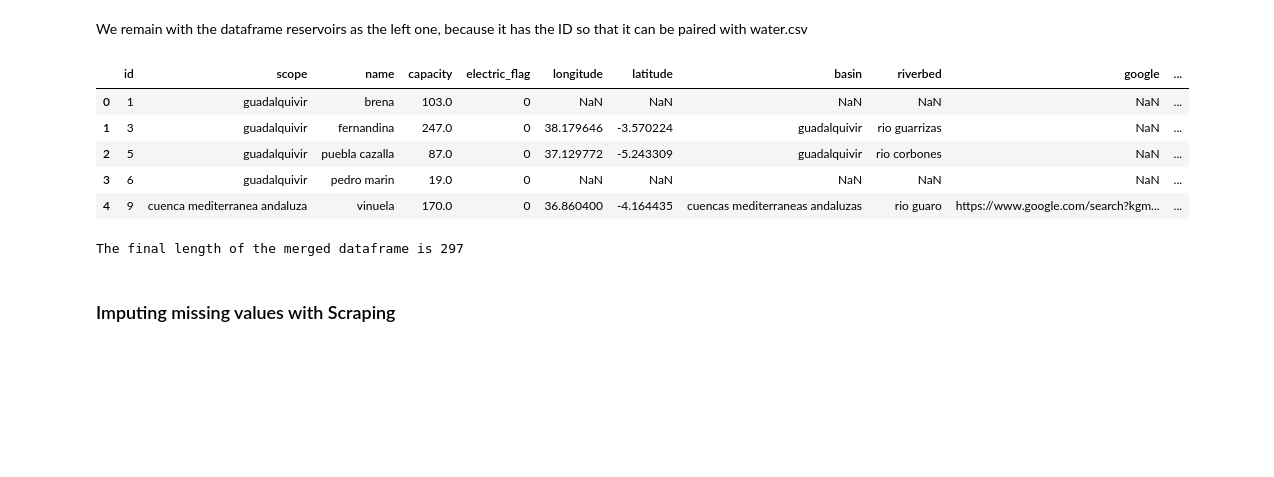
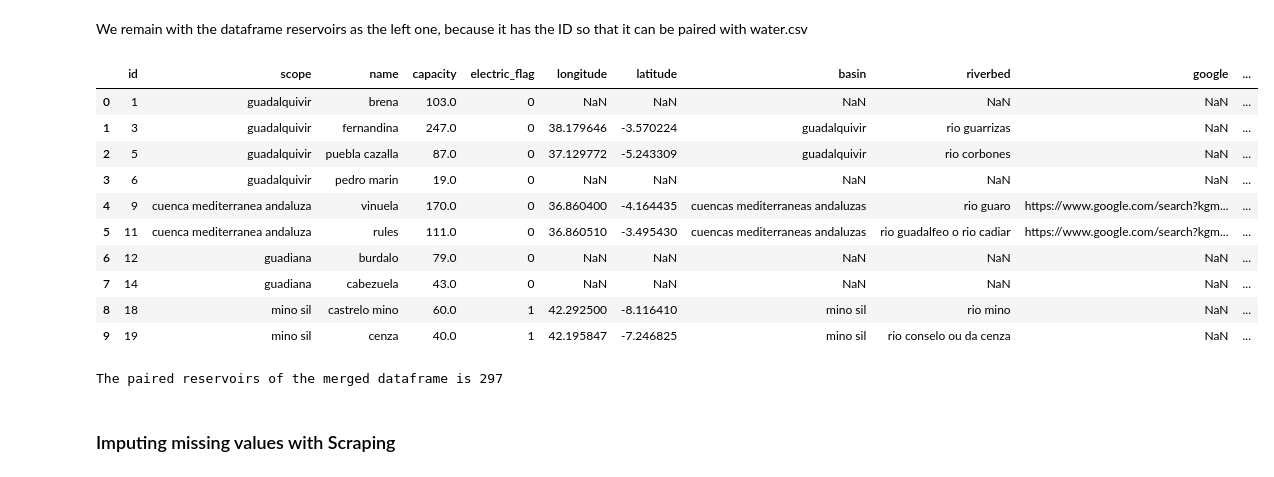
Before and after one commit to ivanver02/reservoir-data-platform, a Jupyter notebook: notebooks/data_cleaning/merges.ipynb, the cells around one changed output. Cells and saved outputs as stored; diff of their text form; code cells hidden in the pictures; blank space fills up the shorter version.

```diff
--- a/notebooks/data_cleaning/merges.ipynb
+++ b/notebooks/data_cleaning/merges.ipynb
@@ -104,18 +102,23 @@ reservoirs_pd
 We remain with the dataframe reservoirs as the left one, because it has the ID so that it can be paired with water.csv
 # %%
 final_merged_df = pd.merge(reservoirs_pd, detailed_reservoirs_pd, how='left', on='name')
-final_merged_df.head()
+final_merged_df.head(10)
 # %% [output]
 |  | id | scope | name | capacity | electric_flag | longitude | latitude | basin | riverbed | google | ... |
 | 0 | 1 | guadalquivir | brena | 103.0 | 0 | NaN | NaN | NaN | NaN | NaN | ... |
 | 1 | 3 | guadalquivir | fernandina | 247.0 | 0 | 38.179646 | -3.570224 | guadalquivir | rio guarrizas | NaN | ... |
 | 2 | 5 | guadalquivir | puebla cazalla | 87.0 | 0 | 37.129772 | -5.243309 | guadalquivir | rio corbones | NaN | ... |
 | 3 | 6 | guadalquivir | pedro marin | 19.0 | 0 | NaN | NaN | NaN | NaN | NaN | ... |
 | 4 | 9 | cuenca mediterranea andaluza | vinuela | 170.0 | 0 | 36.860400 | -4.164435 | cuencas mediterraneas andaluzas | rio guaro | https://www.google.com/search?kgm... | ... |
+| 5 | 11 | cuenca mediterranea andaluza | rules | 111.0 | 0 | 36.860510 | -3.495430 | cuencas mediterraneas andaluzas | rio guadalfeo o rio cadiar | https://www.google.com/search?kgm... | ... |
+| 6 | 12 | guadiana | burdalo | 79.0 | 0 | NaN | NaN | NaN | NaN | NaN | ... |
+| 7 | 14 | guadiana | cabezuela | 43.0 | 0 | NaN | NaN | NaN | NaN | NaN | ... |
+| 8 | 18 | mino sil | castrelo mino | 60.0 | 1 | 42.292500 | -8.116410 | mino sil | rio mino | NaN | ... |
+| 9 | 19 | mino sil | cenza | 40.0 | 1 | 42.195847 | -7.246825 | mino sil | rio conselo ou da cenza | NaN | ... |
 # %%
-print(f"The final length of the merged dataframe is {len(final_merged_df[final_merged_df['longitude'].notna()])}")
+print(f"The paired reservoirs of the merged dataframe is {len(final_merged_df[final_merged_df['longitude'].notna()])}")
 # %% [output]
-The final length of the merged dataframe is 297
+The paired reservoirs of the merged dataframe is 297
 # %% [markdown]
 ### Imputing missing values with Scraping
 # %% [markdown]
```
Also changed, not shown: parts of 3 cells of this notebook, 18 other files.
